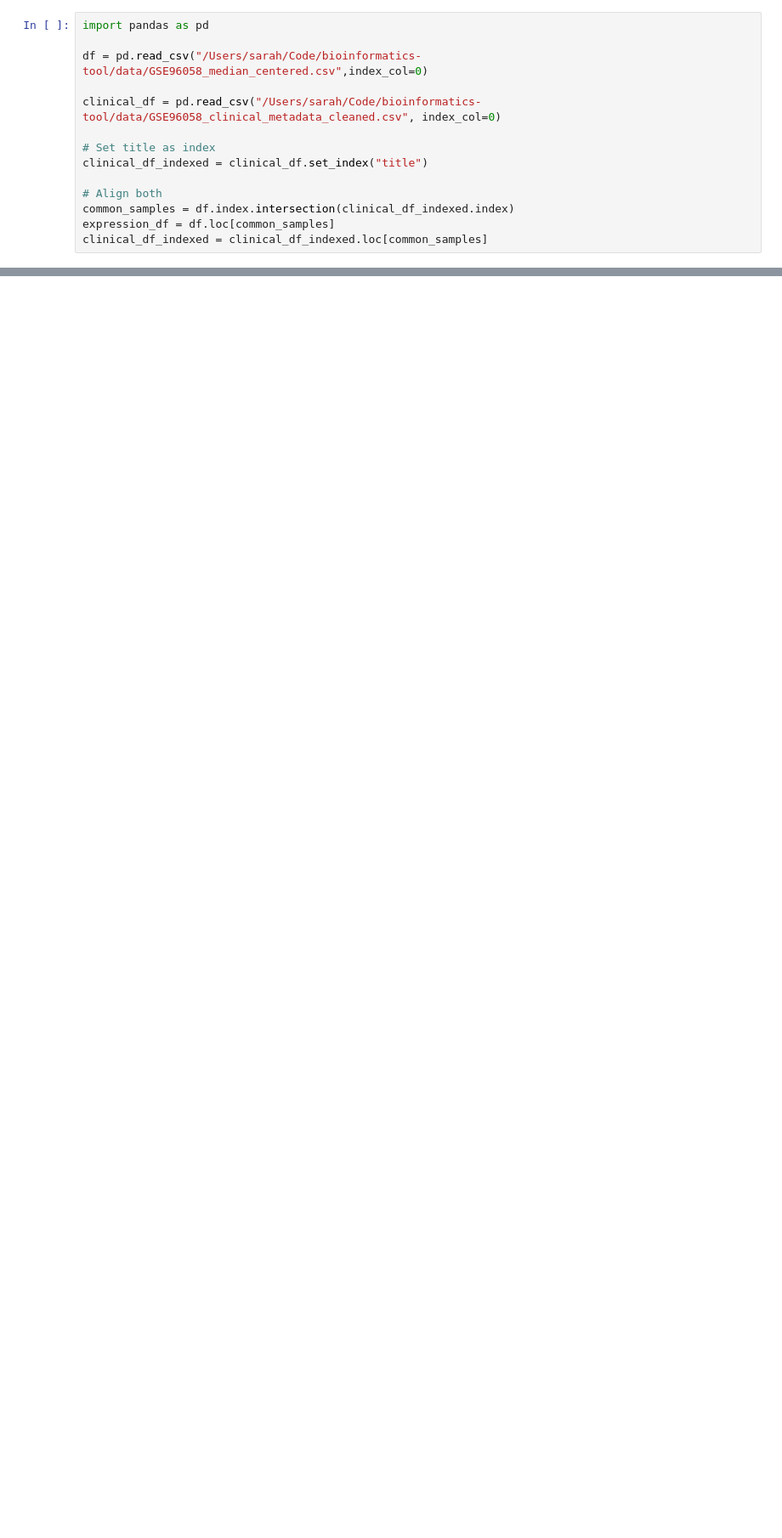
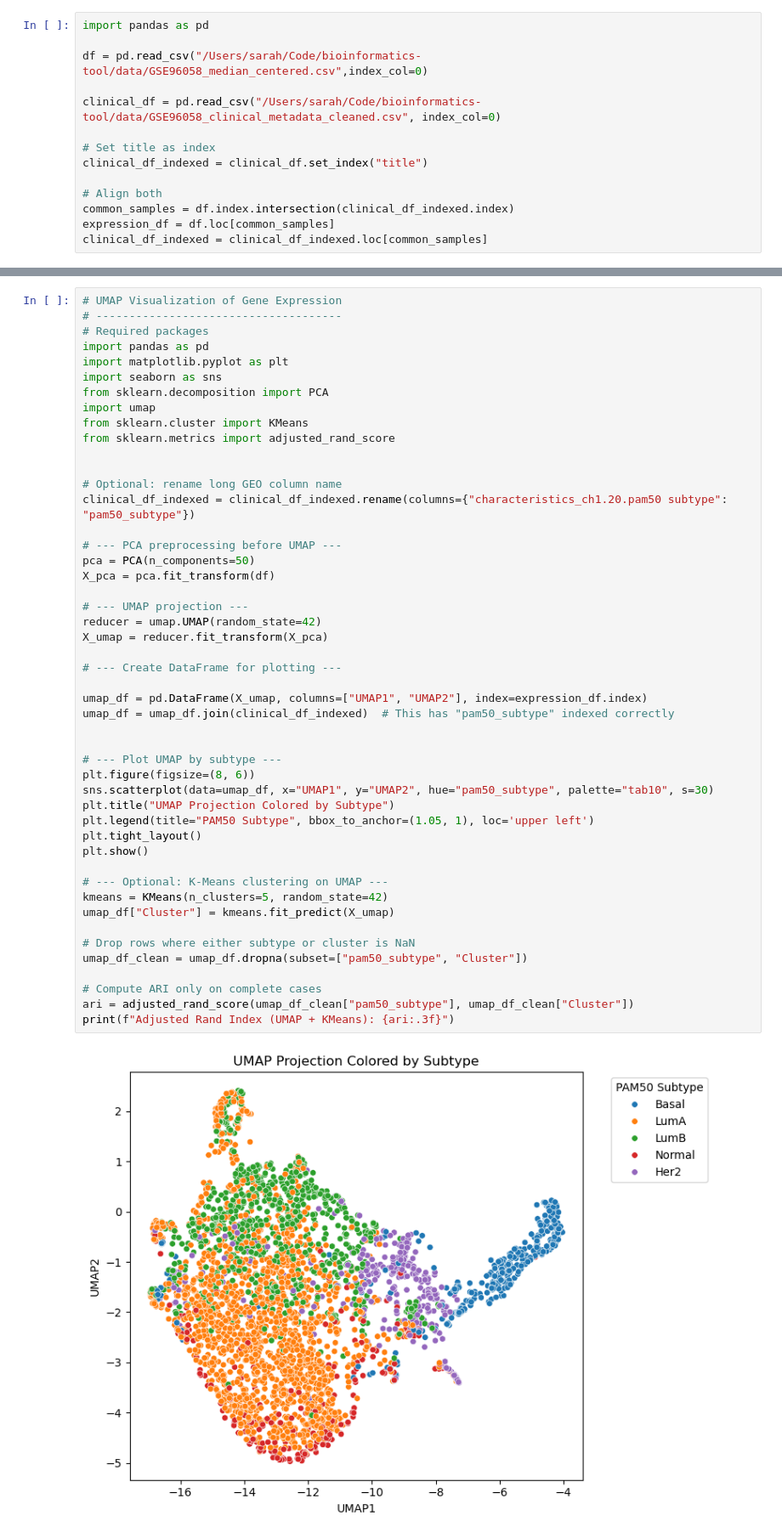
Before and after one commit to starshrimp/bioinformatics-tool, a Jupyter notebook: analysis/umap.ipynb, the cells around one changed output, grey strips where cells are left out. Shown at 85% size. Drawn from its saved outputs; the diff is of its cells as text; blank space fills up the shorter version.

Commit message:
initial working umap

```diff
--- a/analysis/umap.ipynb
+++ b/analysis/umap.ipynb
@@ -59,0 +22,50 @@ AttributeError: `np.infty` was removed in the NumPy 2.0 release. Use `np.inf` in
+# %%
+# UMAP Visualization of Gene Expression
+# -------------------------------------
+# Required packages
+import pandas as pd
+import matplotlib.pyplot as plt
+import seaborn as sns
+from sklearn.decomposition import PCA
+import umap
+from sklearn.cluster import KMeans
+from sklearn.metrics import adjusted_rand_score
+
+
+# Optional: rename long GEO column name
+clinical_df_indexed = clinical_df_indexed.rename(columns={"characteristics_ch1.20.pam50 subtype": "pam50_subtype"})
+
+# --- PCA preprocessing before UMAP ---
+pca = PCA(n_components=50)
+X_pca = pca.fit_transform(df)
+
+# --- UMAP projection ---
+reducer = umap.UMAP(random_state=42)
+X_umap = reducer.fit_transform(X_pca)
+
+# --- Create DataFrame for plotting ---
+
+umap_df = pd.DataFrame(X_umap, columns=["UMAP1", "UMAP2"], index=expression_df.index)
+umap_df = umap_df.join(clinical_df_indexed)  # This has "pam50_subtype" indexed correctly
+
+
+# --- Plot UMAP by subtype ---
+plt.figure(figsize=(8, 6))
+sns.scatterplot(data=umap_df, x="UMAP1", y="UMAP2", hue="pam50_subtype", palette="tab10", s=30)
+plt.title("UMAP Projection Colored by Subtype")
+plt.legend(title="PAM50 Subtype", bbox_to_anchor=(1.05, 1), loc='upper left')
+plt.tight_layout()
+plt.show()
+
+# --- Optional: K-Means clustering on UMAP ---
+kmeans = KMeans(n_clusters=5, random_state=42)
+umap_df["Cluster"] = kmeans.fit_predict(X_umap)
+
+# Drop rows where either subtype or cluster is NaN
+umap_df_clean = umap_df.dropna(subset=["pam50_subtype", "Cluster"])
+
+# Compute ARI only on complete cases
+ari = adjusted_rand_score(umap_df_clean["pam50_subtype"], umap_df_clean["Cluster"])
+print(f"Adjusted Rand Index (UMAP + KMeans): {ari:.3f}")
+# %% [output]
+[figure, added]
```
Also changed, not shown: parts of 3 cells of this notebook.
